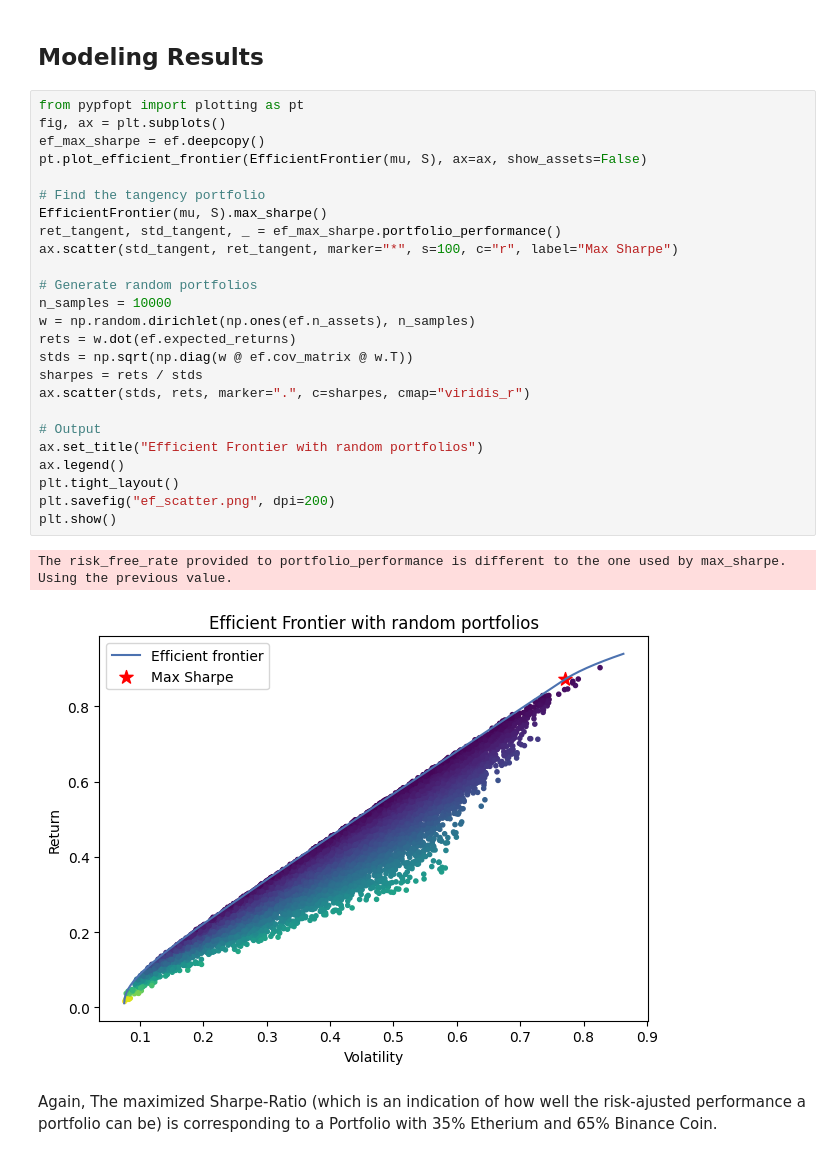
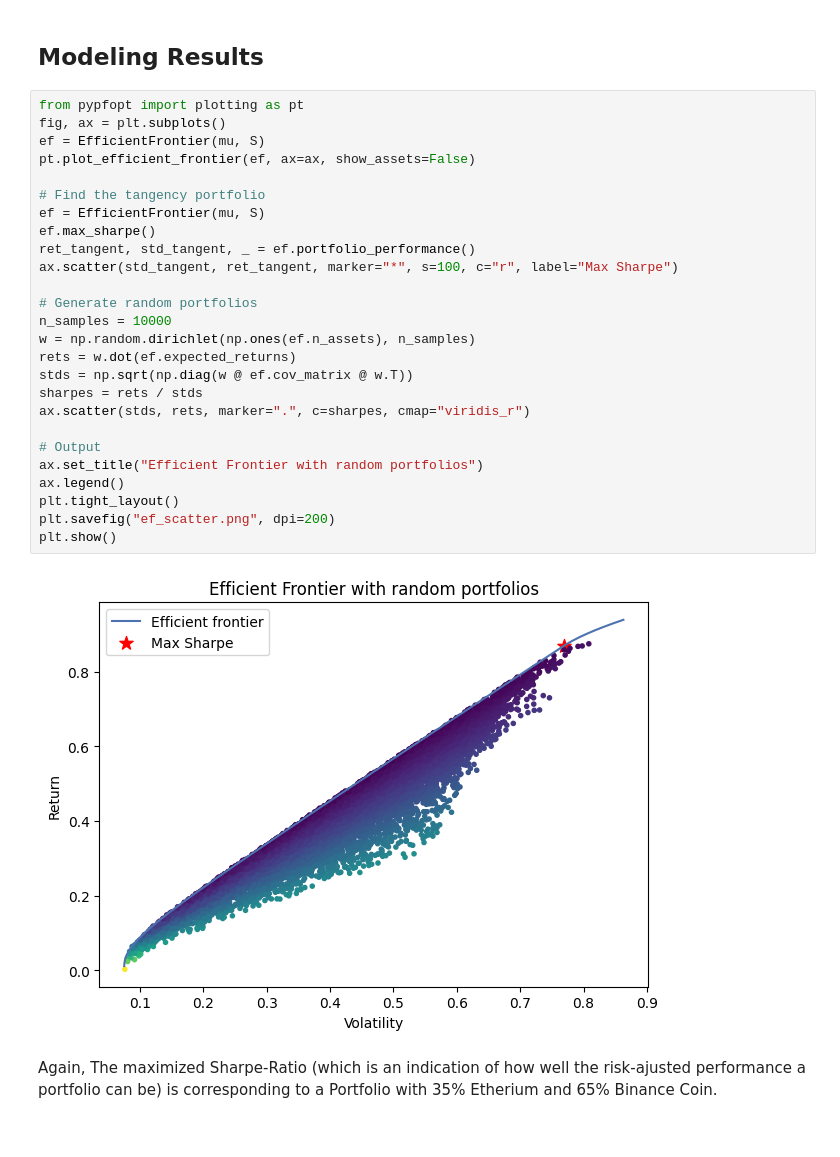
Before and after one commit to mzaoualim/cryptocurrency_portfolio_optimization_app, a Jupyter notebook: crypto_portfolio_optimization.ipynb, the cells around one changed output. Saved outputs shown, nothing was run; the diff lists cells and outputs as text.

```diff
--- a/crypto_portfolio_optimization.ipynb
+++ b/crypto_portfolio_optimization.ipynb
@@ -294,31 +295,31 @@ But first, let explore visually the optimization results in terms of efficients
 # %%
 from pypfopt import plotting as pt
 fig, ax = plt.subplots()
-ef_max_sharpe = ef.deepcopy()
-pt.plot_efficient_frontier(EfficientFrontier(mu, S), ax=ax, show_assets=False)
+ef = EfficientFrontier(mu, S)
+pt.plot_efficient_frontier(ef, ax=ax, show_assets=False)
 
 # Find the tangency portfolio
-EfficientFrontier(mu, S).max_sharpe()
-ret_tangent, std_tangent, _ = ef_max_sharpe.portfolio_performance()
+ef = EfficientFrontier(mu, S)
+ef.max_sharpe()
+ret_tangent, std_tangent, _ = ef.portfolio_performance()
 ax.scatter(std_tangent, ret_tangent, marker="*", s=100, c="r", label="Max Sharpe")
 
 # Generate random portfolios
 n_samples = 10000
 w = np.random.dirichlet(np.ones(ef.n_assets), n_samples)
 rets = w.dot(ef.expected_returns)
 stds = np.sqrt(np.diag(w @ ef.cov_matrix @ w.T))
 sharpes = rets / stds
 ax.scatter(stds, rets, marker=".", c=sharpes, cmap="viridis_r")
 
 # Output
 ax.set_title("Efficient Frontier with random portfolios")
 ax.legend()
 plt.tight_layout()
 plt.savefig("ef_scatter.png", dpi=200)
 plt.show()
 # %% [output]
-The risk_free_rate provided to portfolio_performance is different to the one used by max_sharpe. Using the previous value.
-[figure, old version]
+[figure, new version]
 # %% [markdown]
 Again, The maximized Sharpe-Ratio (which is an indication of how well the risk-ajusted performance a portfolio can be) is corresponding to a Portfolio with 35% Etherium and 65% Binance Coin.
 # %%
```
Also changed, not shown: parts of 27 cells of this notebook.
